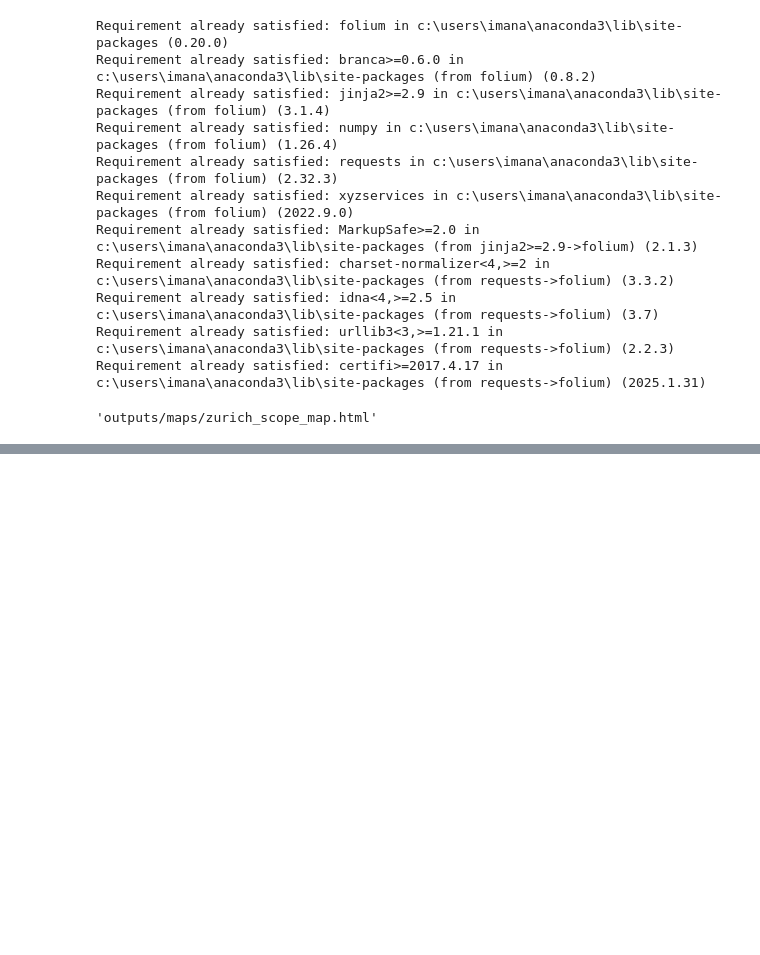
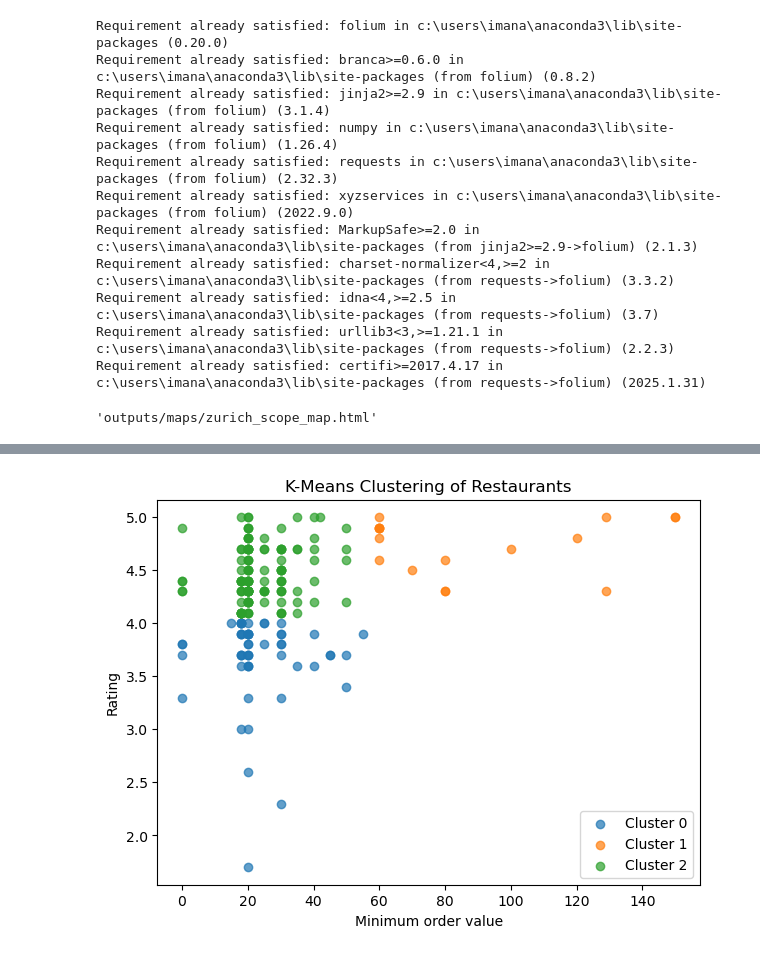
Before and after one commit to tenzompa/DA-Project, a Jupyter notebook: eda.ipynb, the cells around one changed output, grey strips where cells are left out. Saved outputs shown, nothing was run; the diff lists cells and outputs as text; code cells hidden in the pictures; blank space fills up the shorter version.

```diff
--- a/eda.ipynb
+++ b/eda.ipynb
@@ -239,0 +412,6 @@ output_path
+# %%
+# Finales K-Means-Modell
+kmeans = KMeans(n_clusters=3, random_state=42)
+df["cluster"] = kmeans.fit_predict(X_scaled)
+
+df[["rating", "minimum_clean", "cluster"]].head()
@@ -239,0 +425,19 @@ output_path
+# %%
+plt.figure(figsize=(7, 5))
+
+for cluster in sorted(df["cluster"].unique()):
+    subset = df[df["cluster"] == cluster]
+    plt.scatter(
+        subset["minimum_clean"],
+        subset["rating"],
+        label=f"Cluster {cluster}",
+        alpha=0.7
+    )
+
+plt.xlabel("Minimum order value")
+plt.ylabel("Rating")
+plt.title("K-Means Clustering of Restaurants")
+plt.legend()
+plt.show()
+# %% [output]
+[figure, added]
```
Also changed, not shown: parts of 21 cells of this notebook.
